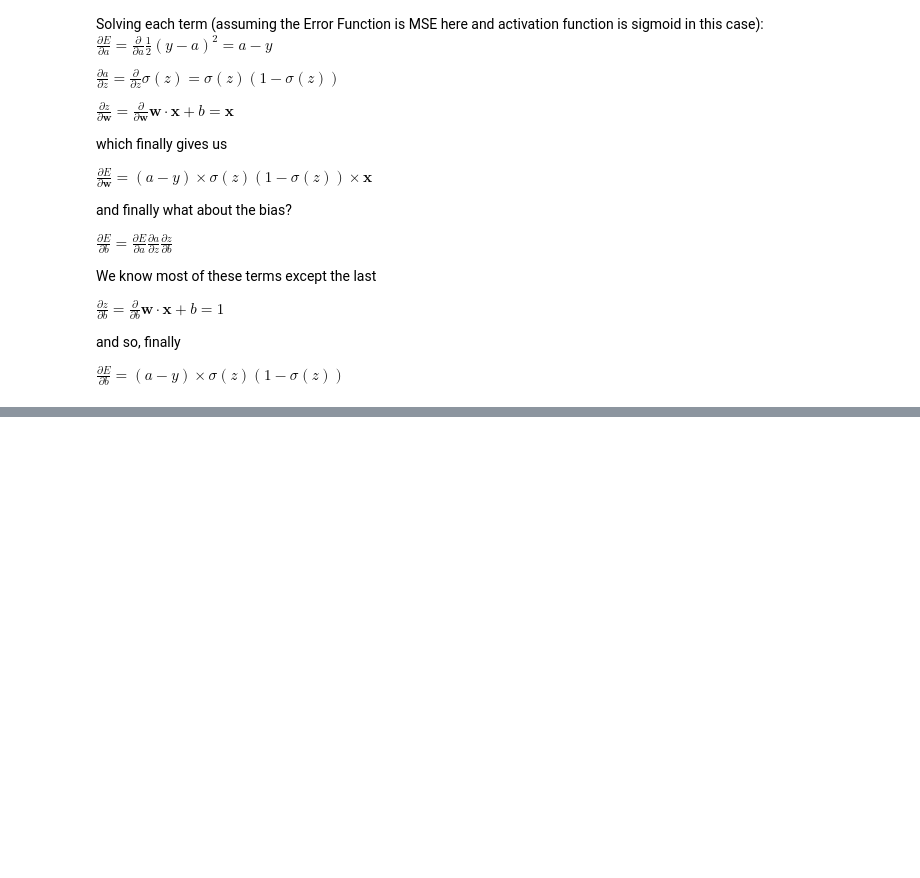
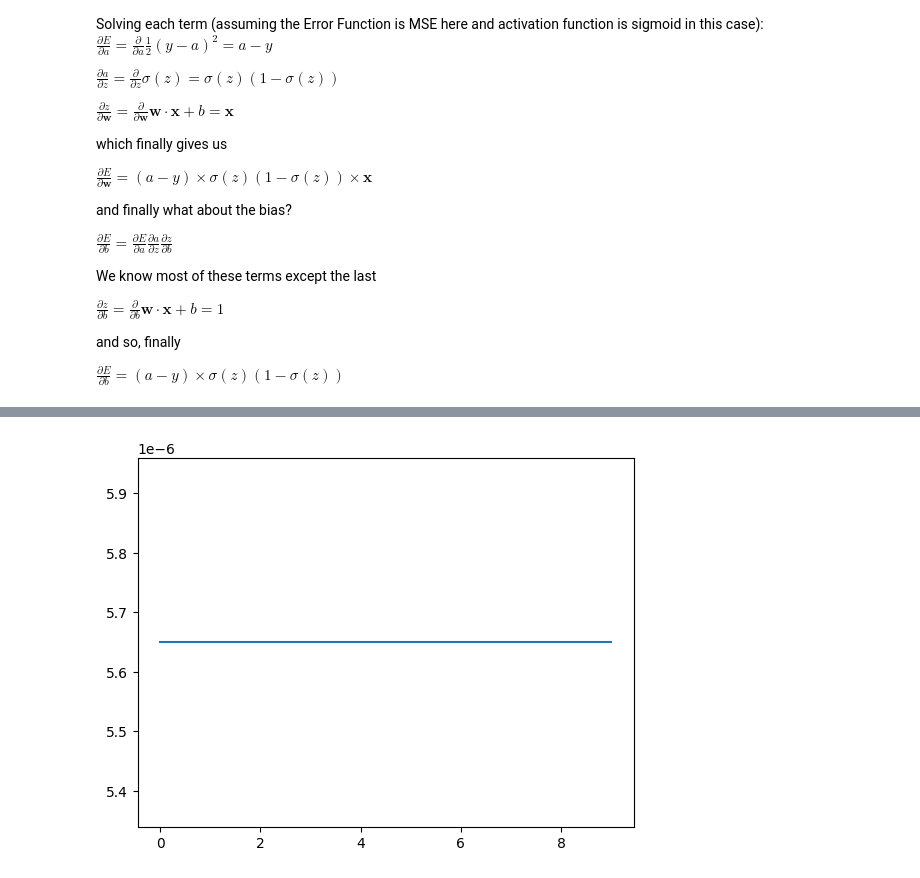
Before and after one commit to dkersh/NeuralNetworks_from_scratch, a Jupyter notebook: class_implementation.ipynb, the cells around one changed output, grey strips where cells are left out. Saved outputs shown, nothing was run; the diff lists cells and outputs as text; code cells hidden in the pictures; blank space fills up the shorter version.

```diff
--- a/class_implementation.ipynb
+++ b/class_implementation.ipynb
@@ -181,0 +257,6 @@ for i in range(100):
+# %%
+plt.figure()
+plt.plot(all_E)
+plt.show()
+# %% [output]
+[figure, added]
```
Also changed, not shown: parts of 20 cells of this notebook.
